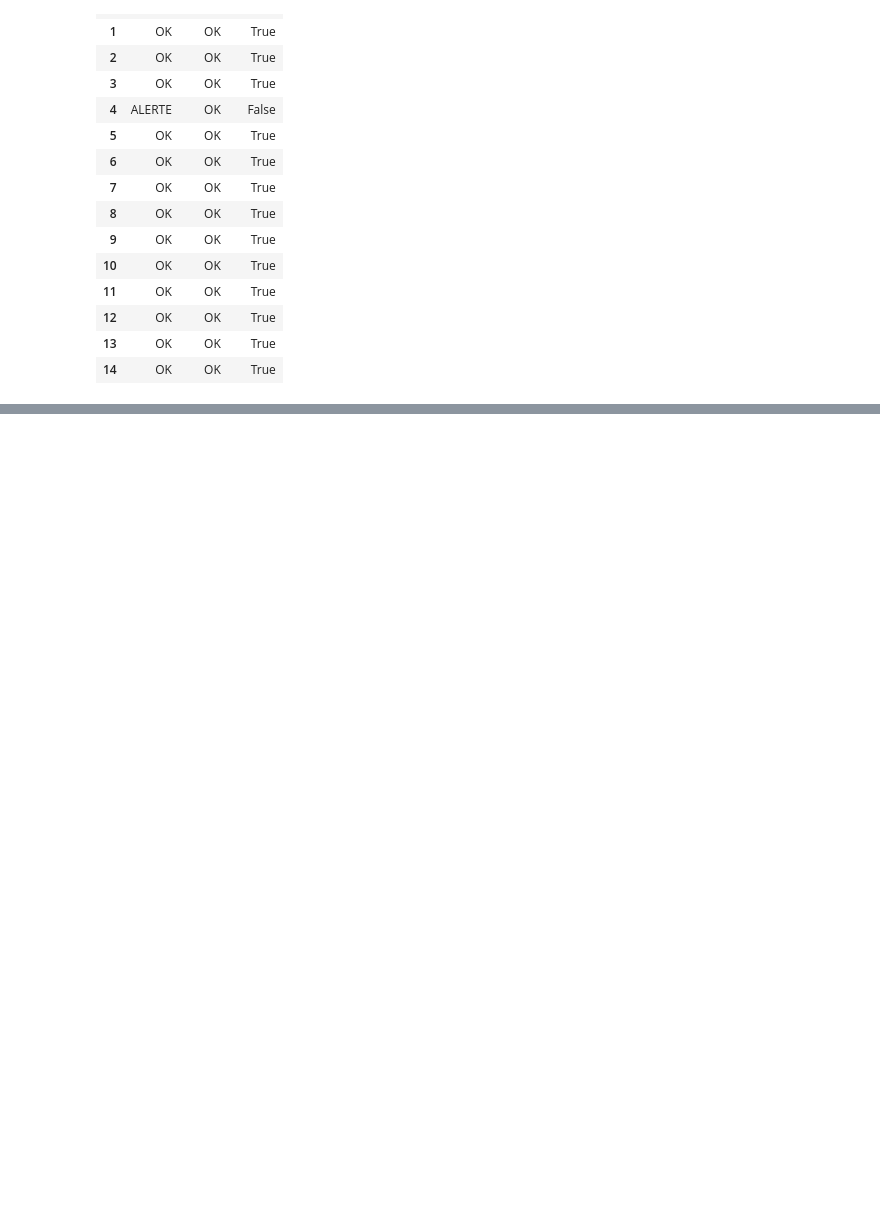
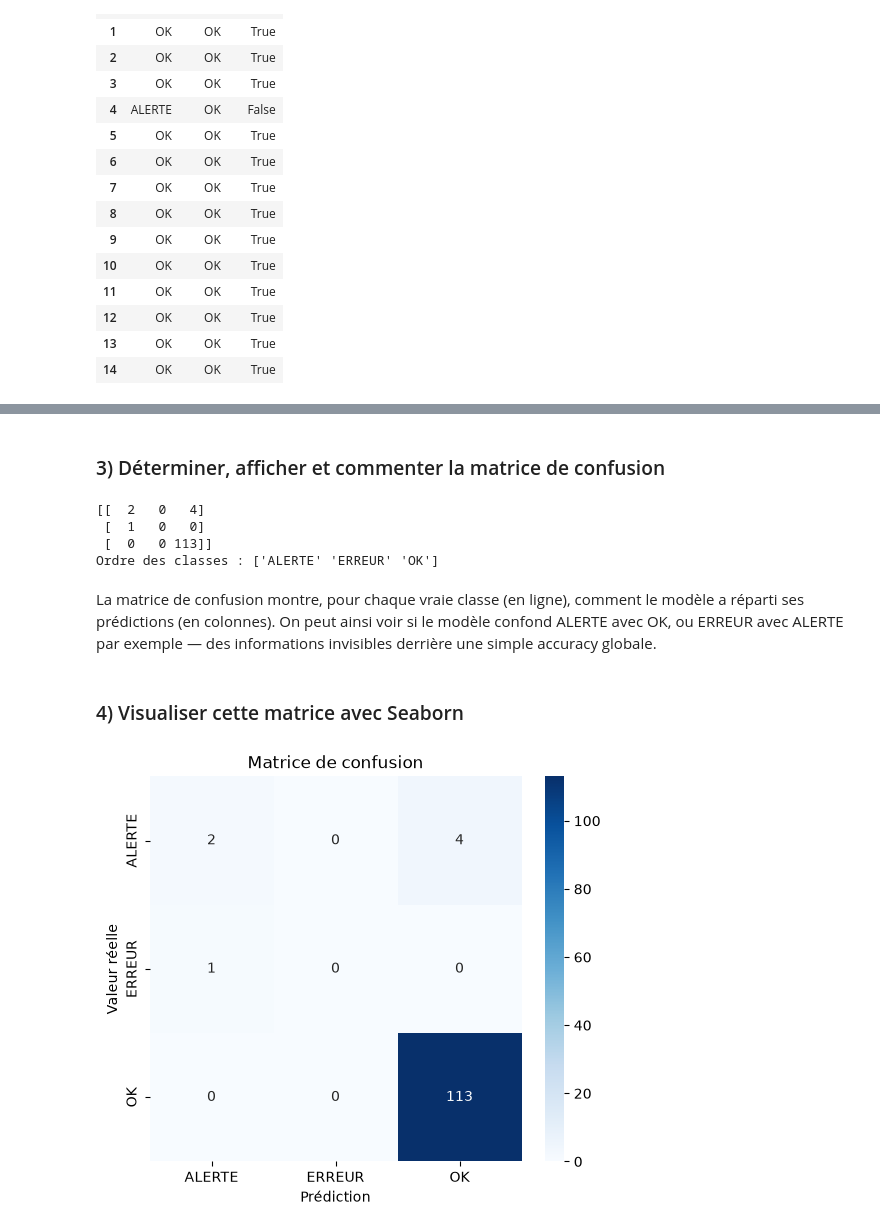
Before and after one commit to sinendoye/atelier_scikit-learn_iot, a Jupyter notebook: notebooks/atelier_scikit-learn_iot.ipynb, the cells around one changed output, grey strips where cells are left out. Cells and saved outputs as stored; diff of their text form; code cells hidden in the pictures; blank space fills up the shorter version.

Commit message:
Partie 7: Evaluation du modèle

```diff
--- a/notebooks/atelier_scikit-learn_iot.ipynb
+++ b/notebooks/atelier_scikit-learn_iot.ipynb
@@ -259,0 +227,8 @@ Name: proportion, dtype: float64
+# %%
+# Supprimer les lignes où la cible (etat) est manquante
+mask = y.notna()
+X = X[mask]
+y = y[mask]
+
+print(f"Lignes restantes après suppression des y manquants : {len(y)}")
+print(y.isna().sum())  # doit afficher 0
@@ -419,0 +447,28 @@ Name: count, dtype: int64
+# %% [markdown]
+### 3) Déterminer, afficher et commenter la matrice de confusion
+# %%
+from sklearn.metrics import confusion_matrix
+
+matrice = confusion_matrix(y_test, y_pred, labels=model.classes_)
+# labels=model.classes_ garantit que l'ordre des lignes/colonnes correspond bien à l'ordre des classes appris par le modèle (évite toute ambiguïté).
+print(matrice)
+print("Ordre des classes :", model.classes_)
+# %% [output]
+[[  2   0   4]
+ [  1   0   0]
+ [  0   0 113]]
+Ordre des classes : ['ALERTE' 'ERREUR' 'OK']
+# %% [markdown]
+La matrice de confusion montre, pour chaque vraie classe (en ligne), comment le modèle a réparti ses prédictions (en colonnes). On peut ainsi voir si le modèle confond ALERTE avec OK, ou ERREUR avec ALERTE par exemple — des informations invisibles derrière une simple accuracy globale.
+# %% [markdown]
+### 4) Visualiser cette matrice avec Seaborn
+# %%
+plt.figure(figsize=(6,5))
+sns.heatmap(matrice, annot=True, fmt="d", cmap="Blues",
+            xticklabels=model.classes_, yticklabels=model.classes_)
+plt.xlabel("Prédiction")
+plt.ylabel("Valeur réelle")
+plt.title("Matrice de confusion")
+plt.show()
+# %% [output]
+[figure, added]
```
Also changed, not shown: parts of 14 cells of this notebook.
